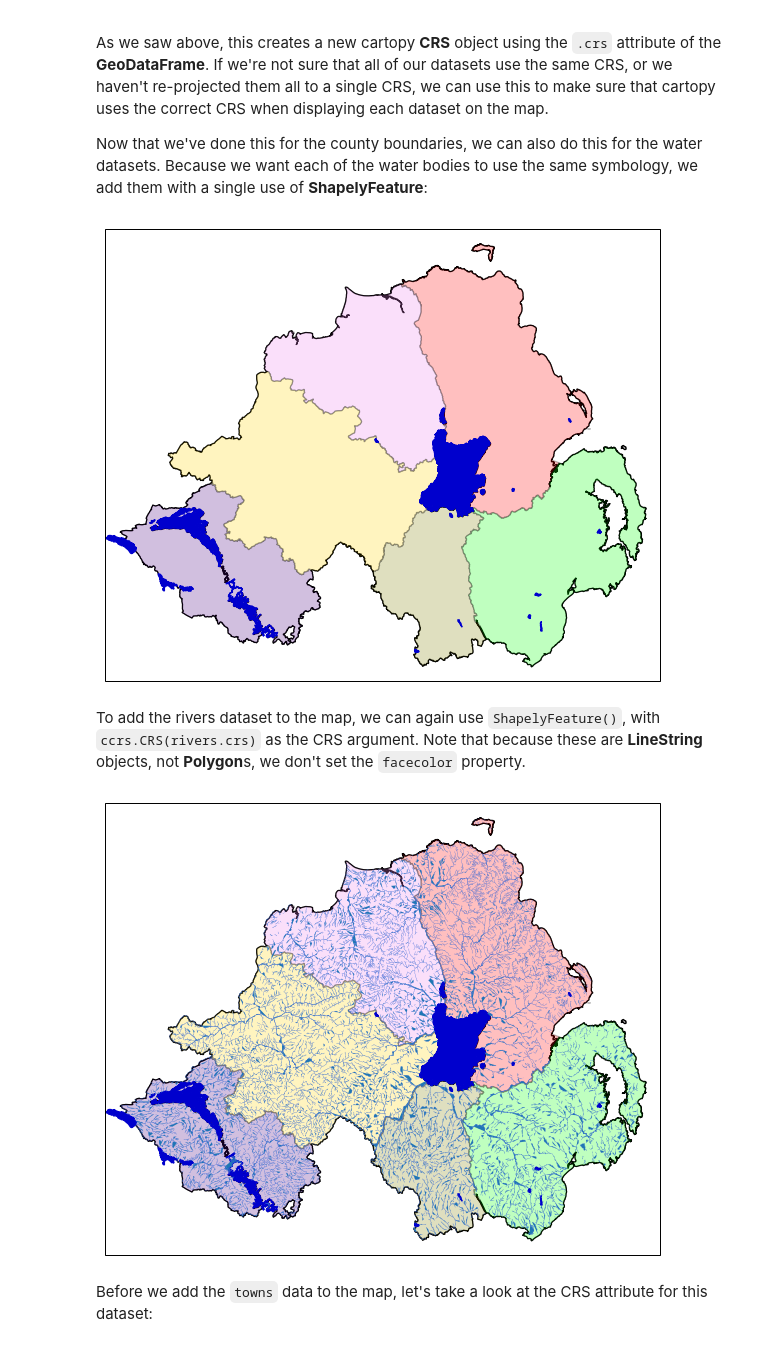
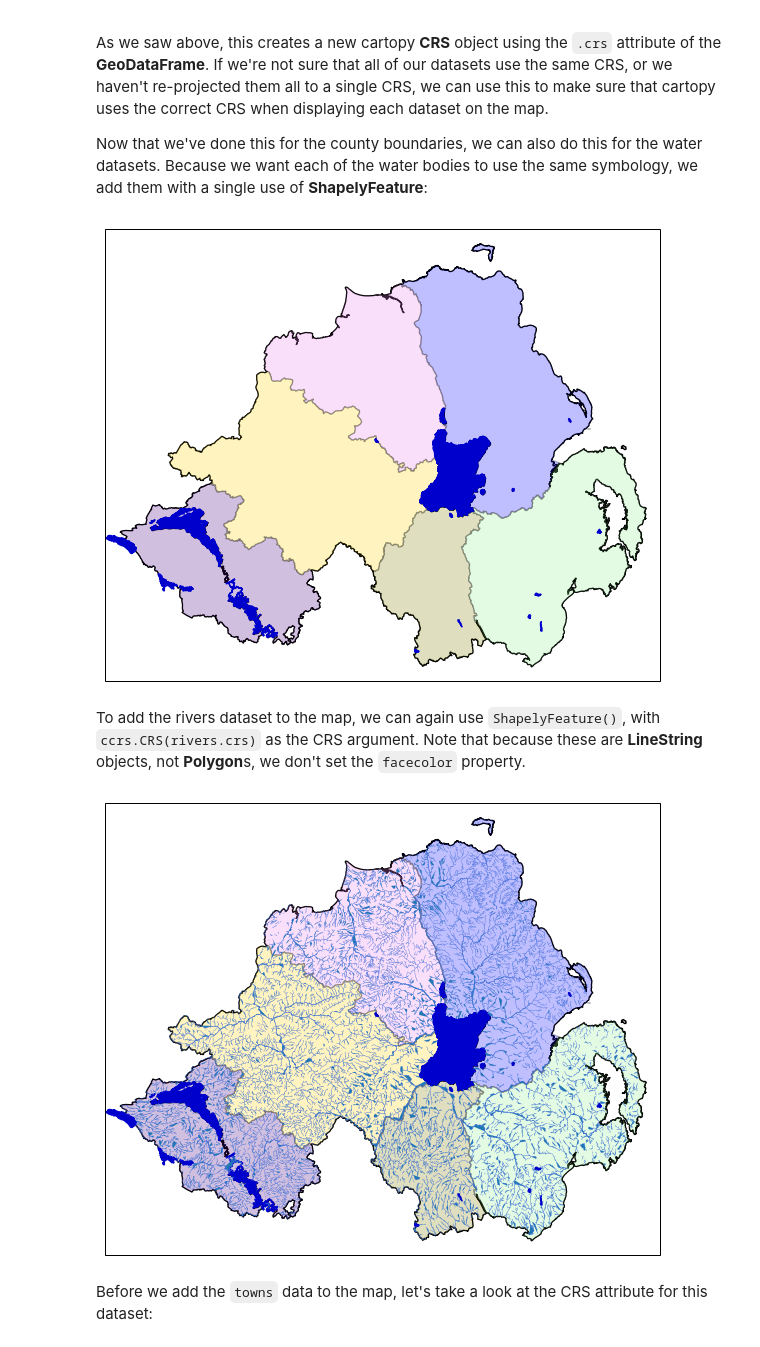
Before and after one commit to RoyCoates/egm722, a Jupyter notebook: Week2/Cartopy.ipynb, the cells around one changed output. Drawn from its saved outputs; the diff is of its cells as text; code cells hidden in the pictures.

```diff
--- a/Week2/Cartopy.ipynb
+++ b/Week2/Cartopy.ipynb
@@ -379,7 +379,7 @@ You can also go to to [ColorBrewer](https://colorbrewer2.org), which will help y
 # pick colors for the individual county boundaries - make sure to add enough for each of the counties
 # to add a color, enclose the name above (e.g., violet) with single (or double) quotes: 'violet'
 # remember that each colors should be separated by a comma
-county_colors = ['red','olive','lime','indigo','violet','gold']
+county_colors = ['blue','olive','lightgreen','indigo','violet','gold']
 
 # get a list of unique names for the county boundaries
 county_names = list(counties.CountyName.unique())
@@ -423,19 +423,19 @@ ax.add_feature(water_feat) # add the collection of features to the map
 
 fig # to show the updated figure
 # %% [output]
-[figure, old version]
+[figure, new version]
 # %% [markdown]
 To add the rivers dataset to the map, we can again use `ShapelyFeature()`, with `ccrs.CRS(rivers.crs)` as the CRS argument. Note that because these are **LineString** objects, not **Polygon**s, we don't set the `facecolor` property.
 # %%
 river_feat = ShapelyFeature(rivers['geometry'], # first argument is the geometry
                             ccrs.CRS(rivers.crs), # second argument is the CRS
                             edgecolor='royalblue', # set the edgecolor to be royalblue
-                            linewidth=0.2) # set the linewidth to be 0.2 pt
+                            linewidth=0.25) # set the linewidth to be 0.2 pt
 ax.add_feature(river_feat) # add the collection of features to the map
 
 fig # to show the updated figure
 # %% [output]
-[figure, old version]
+[figure, new version]
 # %% [markdown]
 Before we add the `towns` data to the map, let's take a look at the CRS attribute for this dataset:
 # %%
```
Also changed, not shown: parts of 6 cells of this notebook, 8 other files.
